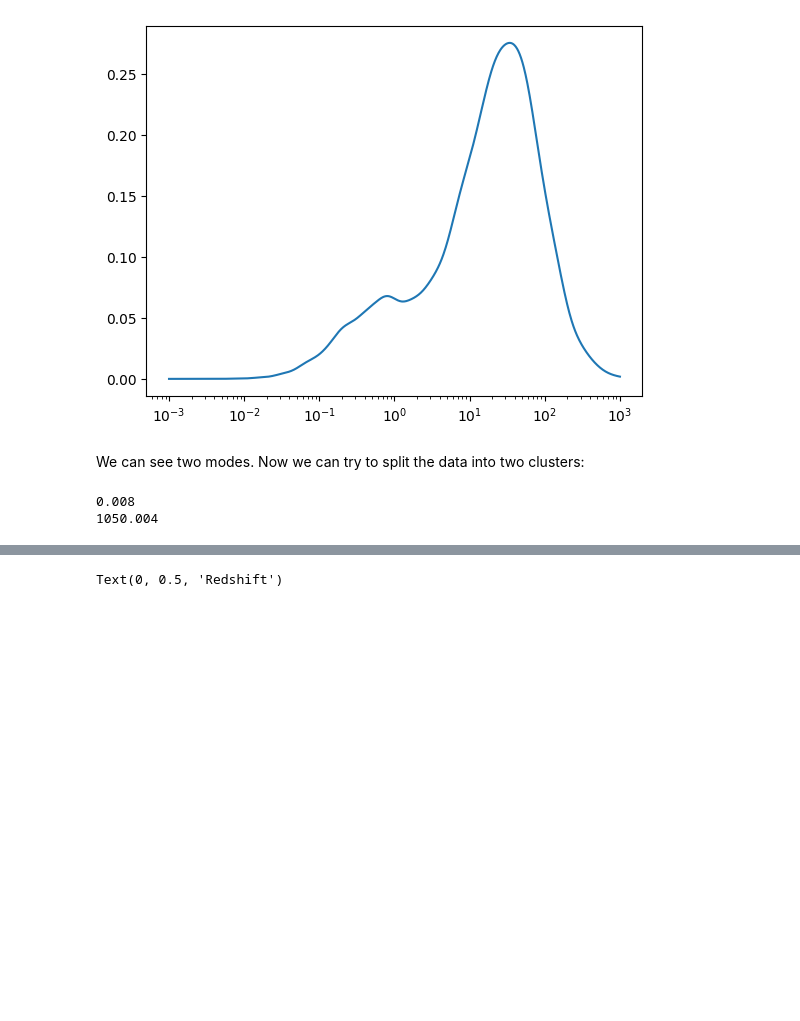
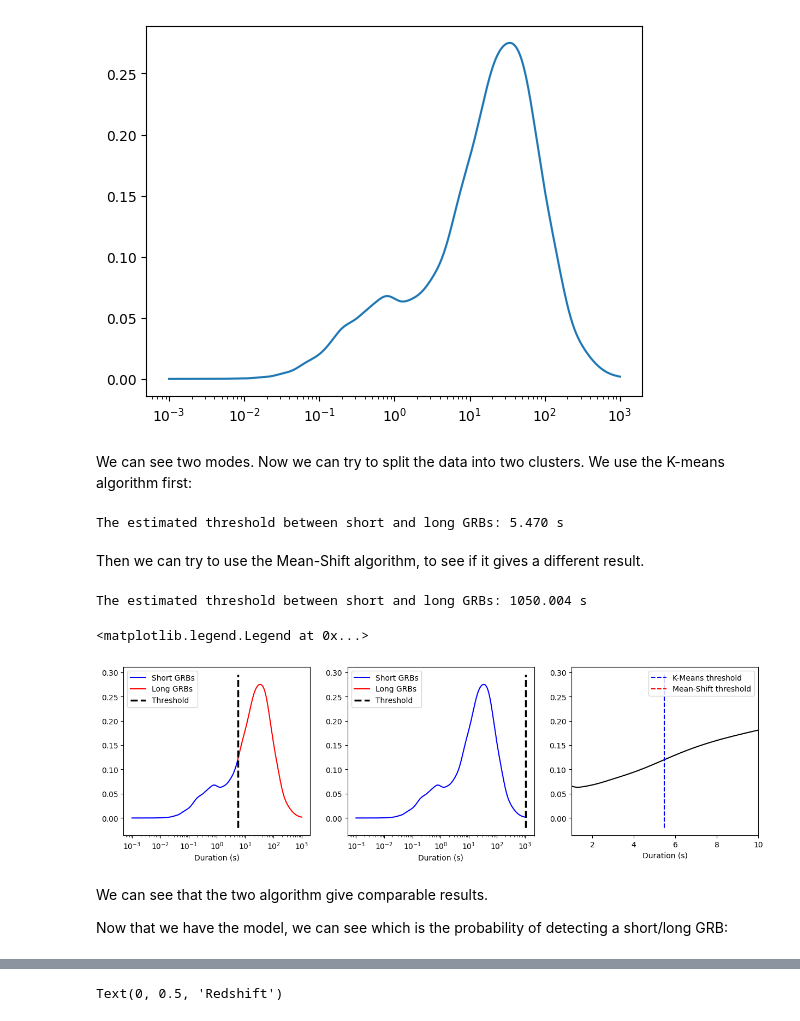
Before and after one commit to DiegoToniolo/astrostatistics_bicocca_2024, a Jupyter notebook: working/L14_GRB.ipynb, the cells around one changed output, grey strips where cells are left out. Saved outputs shown, nothing was run; the diff lists cells and outputs as text; code cells hidden in the pictures; blank space fills up the shorter version.

```diff
--- a/working/L14_GRB.ipynb
+++ b/working/L14_GRB.ipynb
@@ -50,14 +50,76 @@ plt.semilogx()
 []
 [figure]
 # %% [markdown]
-We can see two modes. Now we can try to split the data into two clusters:
+We can see two modes. Now we can try to split the data into two clusters. We use the K-means algorithm first:
 # %%
-clust = KMeans(n_clusters=2)
-clust.fit(np.log(T90_pos)[:, np.newaxis])
-labels = clust.predict(np.log(T90_pos)[:, np.newaxis])
+cl_km = KMeans(n_clusters=2)
+cl_km.fit(np.log(T90_pos)[:, np.newaxis])
+labels_km = cl_km.predict(np.log(T90_pos)[:, np.newaxis])
 
-print(np.min(T90_pos[labels == 1]))
-print(np.mean([np.max(T90_pos[labels == 0]), np.min(T90_pos[labels == 1])]))
+if cl_km.cluster_centers_[0] < cl_km.cluster_centers_[1]:
+    short = 0
+    long = 1
+else:
+    short = 1
+    long = 0
+
+thr_km = np.mean([np.max(T90_pos[labels_km == short]), np.min(T90_pos[labels_km == long])])
+print("The estimated threshold between short and long GRBs: {:.3f} s".format(thr_km))
 # %% [output]
-0.008
-1050.004
+The estimated threshold between short and long GRBs: 5.470 s
+# %% [markdown]
+Then we can try to use the Mean-Shift algorithm, to see if it gives a different result.
+# %%
+bandwidth = estimate_bandwidth(np.log(T90_pos)[:, np.newaxis])
+cl_ms = MeanShift(bandwidth=1.0, bin_seeding=True, cluster_all=False)
+cl_ms.fit(np.log(T90_pos)[:, np.newaxis])
+labels_ms = cl_ms.predict(np.log(T90_pos)[:, np.newaxis])
+
+if cl_km.cluster_centers_[0] < cl_km.cluster_centers_[1]:
+    short = 0
+    long = 1
+else:
+    short = 1
+    long = 0
+
+thr_ms = np.mean([np.max(T90_pos[labels_ms == short]), np.min(T90_pos[labels_ms == long])])
+print("The estimated threshold between short and long GRBs: {:.3f} s".format(thr_ms))
+# %% [output]
+The estimated threshold between short and long GRBs: 1050.004 s
+# %%
+plt.figure(figsize=[15, 4])
+
+plt.subplot(1, 3, 1)
+plt.plot(xgrid[xgrid < thr_km], pdf[xgrid < thr_km], color = 'blue', label = "Short GRBs")
+plt.plot(xgrid[xgrid >= thr_km], pdf[xgrid >= thr_km], color = 'red', label = "Long GRBs")
+x_thr_km = np.full(1000, thr_km)
+y_thr_km = np.linspace(np.min(pdf)-0.02, np.max(pdf) + 0.02, 1000)
+plt.plot(x_thr_km, y_thr_km, ls='--', lw = 2.5, color = 'black', label = 'Threshold')
+plt.xlabel("Duration (s)")
+plt.legend()
+plt.semilogx()
+
+plt.subplot(1, 3, 2)
+plt.plot(xgrid[xgrid < thr_ms], pdf[xgrid < thr_ms], color = 'blue', label = "Short GRBs")
+plt.plot(xgrid[xgrid >= thr_ms], pdf[xgrid >= thr_ms], color = 'red', label = "Long GRBs")
+x_thr_ms = np.full(1000, thr_ms)
+y_thr_ms = np.linspace(np.min(pdf)-0.02, np.max(pdf) + 0.02, 1000)
+plt.plot(x_thr_ms, y_thr_ms, ls='--', lw = 2.5, color = 'black', label = 'Threshold')
+plt.xlabel("Duration (s)")
+plt.legend()
+plt.semilogx()
+
+plt.subplot(1, 3, 3)
+plt.plot(xgrid, pdf, color='black')
+plt.plot(x_thr_km, y_thr_km, ls = '--', color = 'blue', label = 'K-Means threshold')
+plt.plot(x_thr_ms, y_thr_ms, ls = '--', color = 'red', label = 'Mean-Shift threshold')
+plt.xlim(1.0, 10.0)
+plt.xlabel("Duration (s)")
+plt.legend()
+# %% [output]
+<matplotlib.legend.Legend at 0x...>
+[figure, added]
+# %% [markdown]
+We can see that the two algorithm give comparable results.
+
+Now that we have the model, we can see which is the probability of detecting a short/long GRB:
```
Also changed, not shown: parts of 13 cells of this notebook.
